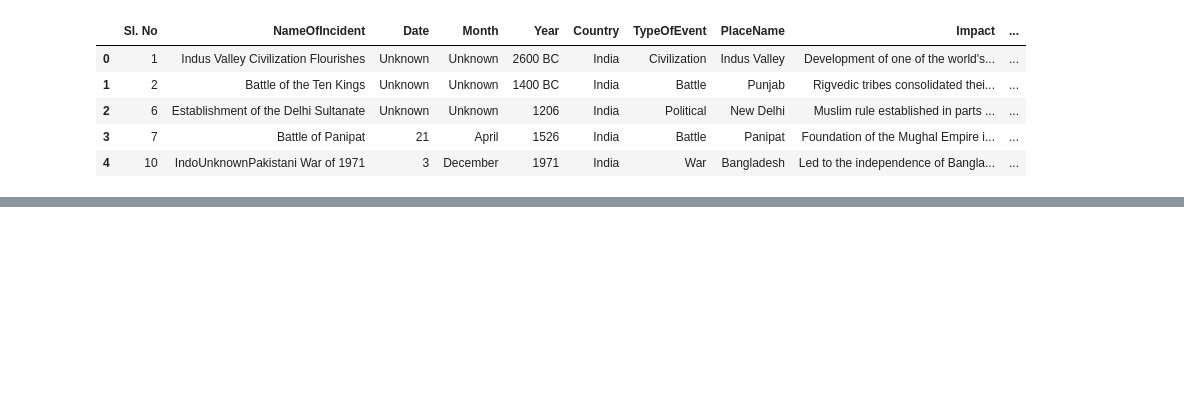
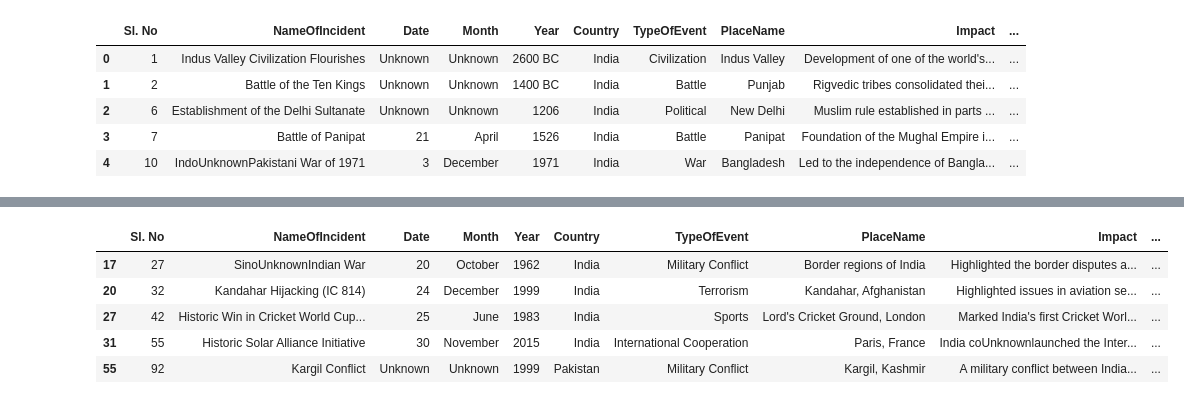
Before and after one commit to com-480-data-visualization/project-2024-DataBeez, a Jupyter notebook: data/data_processing_globe.ipynb, the cells around one changed output, grey strips where cells are left out. Saved outputs shown, nothing was run; the diff lists cells and outputs as text; code cells hidden in the pictures; blank space fills up the shorter version.

```diff
--- a/data/data_processing_globe.ipynb
+++ b/data/data_processing_globe.ipynb
@@ -438,3 +438,6 @@ df.head()
 | 2 | 6 | Establishment of the Delhi Sultanate | Unknown | Unknown | 1206 | India | Political | New Delhi | Muslim rule established in parts ... | ... |
 | 3 | 7 | Battle of Panipat | 21 | April | 1526 | India | Battle | Panipat | Foundation of the Mughal Empire i... | ... |
 | 4 | 10 | IndoUnknownPakistani War of 1971 | 3 | December | 1971 | India | War | Bangladesh | Led to the independence of Bangla... | ... |
+# %%
+df = pd.read_csv('World Important Dates with Coordinates.csv')
+df.head()
@@ -440,0 +451,11 @@ df.head()
+# %%
+df = df[df.latitude.isna()]
+# %%
+df.head()
+# %% [output]
+|  | Sl. No | NameOfIncident | Date | Month | Year | Country | TypeOfEvent | PlaceName | Impact | ... |
+| 17 | 27 | SinoUnknownIndian War | 20 | October | 1962 | India | Military Conflict | Border regions of India | Highlighted the border disputes a... | ... |
+| 20 | 32 | Kandahar Hijacking (IC 814) | 24 | December | 1999 | India | Terrorism | Kandahar, Afghanistan | Highlighted issues in aviation se... | ... |
+| 27 | 42 | Historic Win in Cricket World Cup... | 25 | June | 1983 | India | Sports | Lord's Cricket Ground, London | Marked India's first Cricket Worl... | ... |
+| 31 | 55 | Historic Solar Alliance Initiative | 30 | November | 2015 | India | International Cooperation | Paris, France | India coUnknownlaunched the Inter... | ... |
+| 55 | 92 | Kargil Conflict | Unknown | Unknown | 1999 | Pakistan | Military Conflict | Kargil, Kashmir | A military conflict between India... | ... |
```
Also changed, not shown: parts of 5 cells of this notebook, 1 other file.
